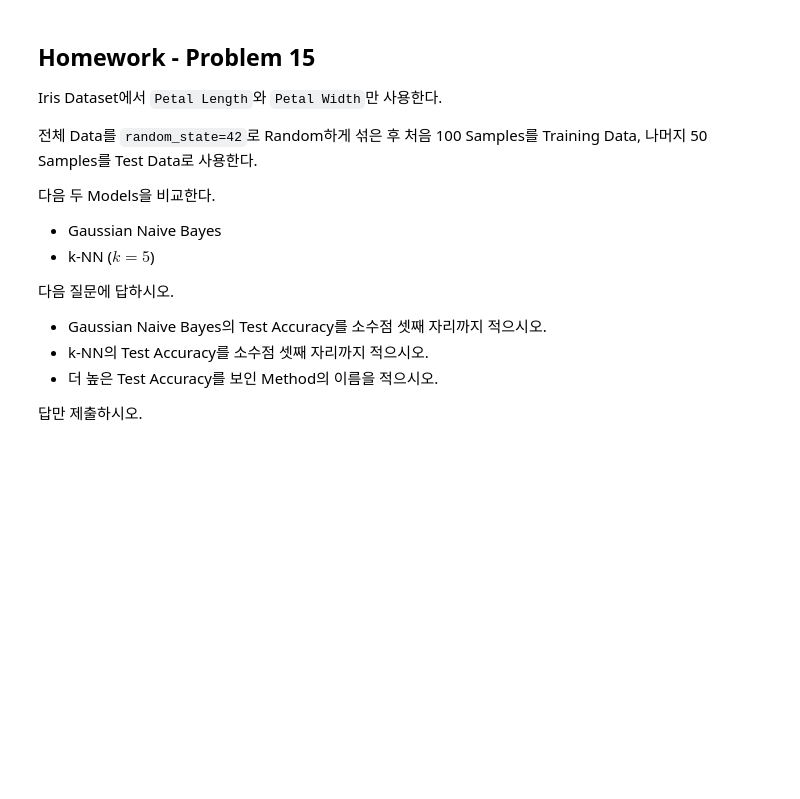
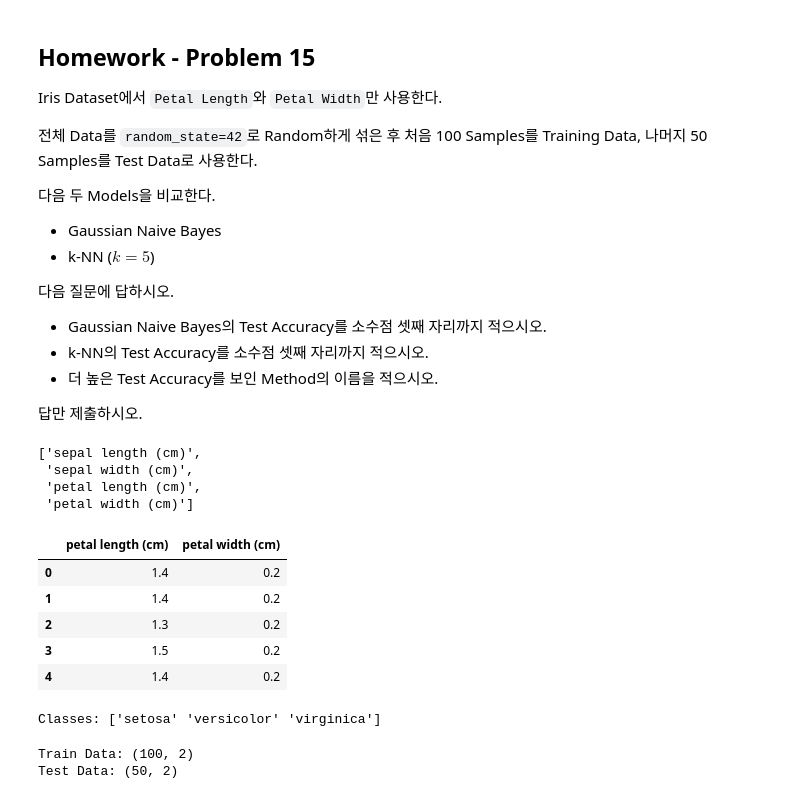
Before and after one commit to RootUnvalue/SemiconductorML, a Jupyter notebook: Homeworks/Week05.ipynb, the cells around one changed output. Saved outputs shown, nothing was run; the diff lists cells and outputs as text; code cells hidden in the pictures; blank space fills up the shorter version.

```diff
--- a/Homeworks/Week05.ipynb
+++ b/Homeworks/Week05.ipynb
@@ -142,3 +235,52 @@ Iris Dataset에서 `Petal Length`와 `Petal Width`만 사용한다.
 - 더 높은 Test Accuracy를 보인 Method의 이름을 적으시오.
 
 답만 제출하시오.
+# %%
+Iris = load_iris()
+Iris.feature_names
+# %% [output]
+['sepal length (cm)',
+ 'sepal width (cm)',
+ 'petal length (cm)',
+ 'petal width (cm)']
+# %%
+iris = load_iris()
+
+X = pd.DataFrame(
+    iris.data[:, 2:],
+    columns=iris.feature_names[2:]
+)
+
+y = iris.target
+
+display(X.head())
+
+print("Classes:", iris.target_names)
+# %% [output]
+|  | petal length (cm) | petal width (cm) |
+| 0 | 1.4 | 0.2 |
+| 1 | 1.4 | 0.2 |
+| 2 | 1.3 | 0.2 |
+| 3 | 1.5 | 0.2 |
+| 4 | 1.4 | 0.2 |
+Classes: ['setosa' 'versicolor' 'virginica']
+# %%
+X, y = shuffle(
+    X,
+    y,
+    random_state=42
+)
+
+# 처음 100개: Training
+X_train = X[:100]
+y_train = y[:100]
+
+# 나머지 50개: Test
+X_test = X[100:]
+y_test = y[100:]
+
+print("Train Data:", X_train.shape)
+print("Test Data:", X_test.shape)
+# %% [output]
+Train Data: (100, 2)
+Test Data: (50, 2)
```
Also changed, not shown: parts of 8 cells of this notebook, 1 other file.
